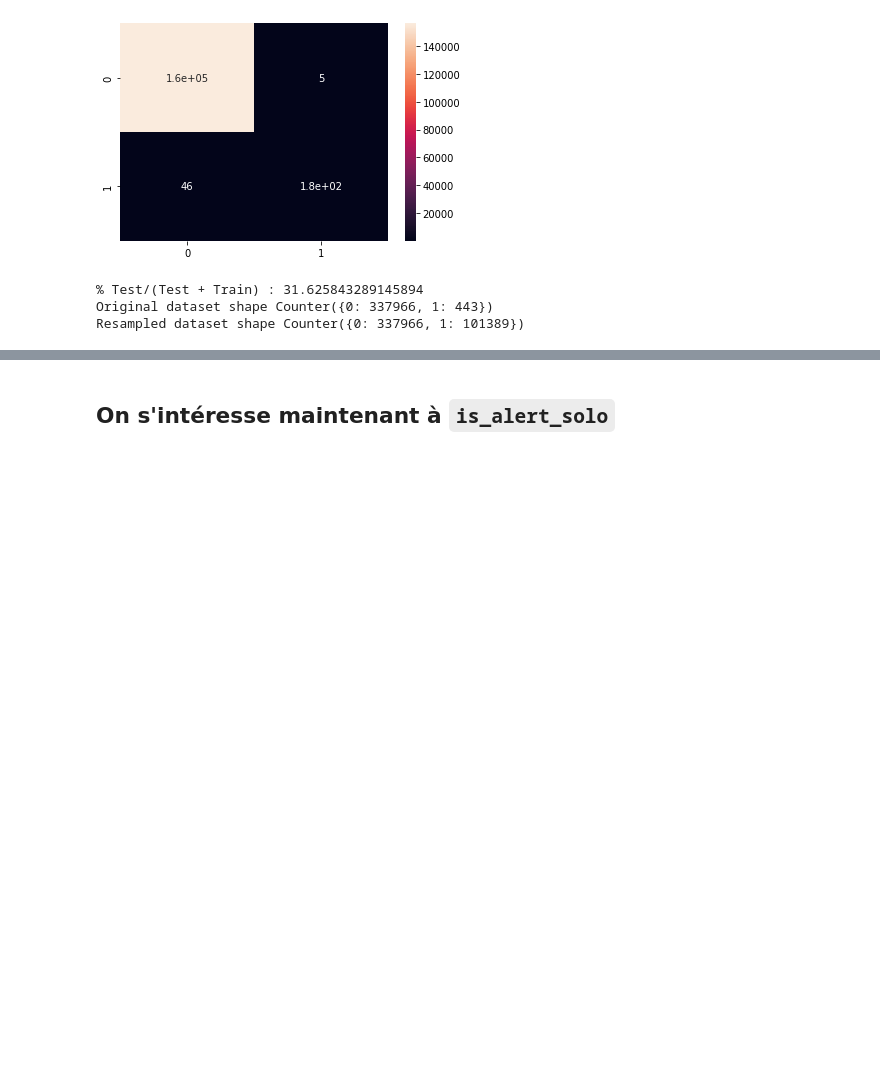
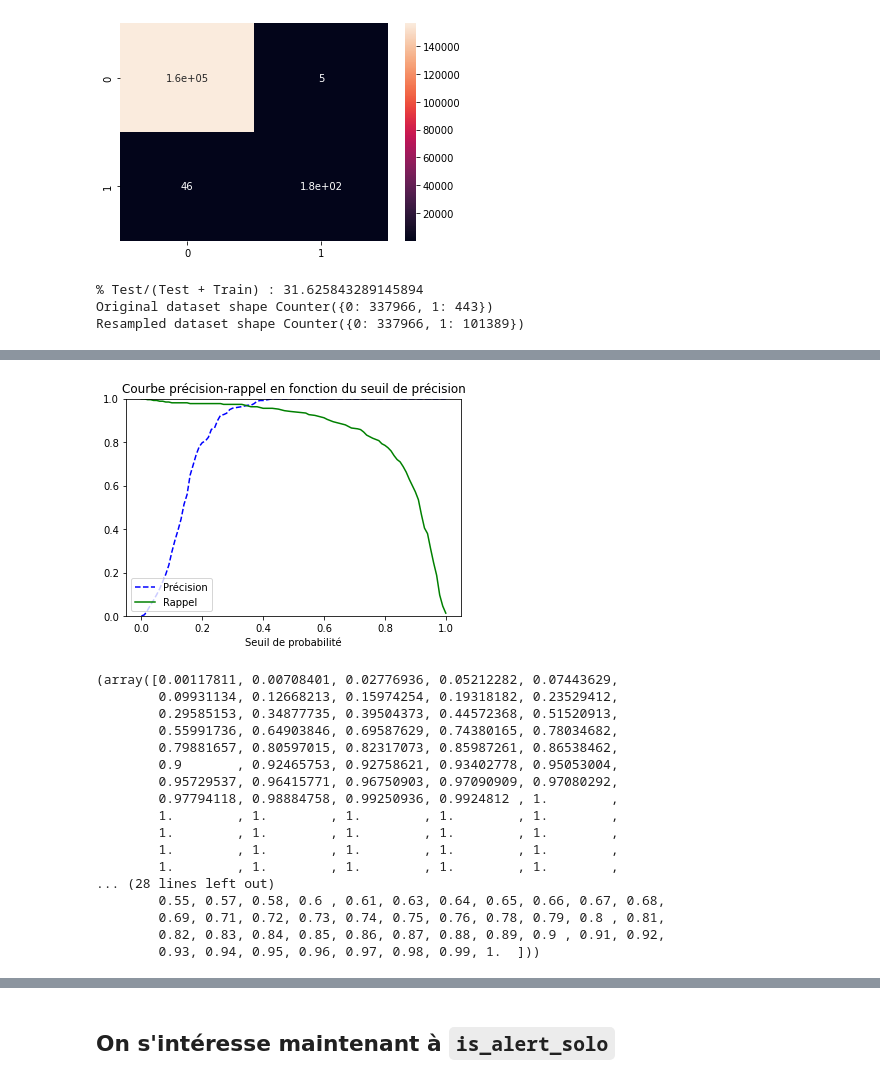
Before and after one commit to CorentinPernot/Statapp, a Jupyter notebook: Notebook/modé.ipynb, the cells around one changed output, grey strips where cells are left out. Drawn from its saved outputs; the diff is of its cells as text; code cells hidden in the pictures; blank space fills up the shorter version.

```diff
--- a/Notebook/modé.ipynb
+++ b/Notebook/modé.ipynb
@@ -1916,0 +2070,44 @@ show(ebm_local)
+# %%
+from sklearn.metrics import precision_recall_curve
+import matplotlib.pyplot as plt
+
+def plot_precision_recall_vs_threshold(X_train, X_test, y_train, y_test):
+    # Instanciation d'un modèle de forêt aléatoire
+    rf = RandomForestClassifier()
+    # Entraînement du modèle sur les données de formation
+    rf.fit(X_train, y_train)
+    # Prédiction des probabilités des classes sur les données de test
+    y_pred_prob = rf.predict_proba(X_test)[:,1]
+    # Calcul de la précision, du rappel et des seuils pour chaque valeur de seuil
+    precision, recall, thresholds = precision_recall_curve(y_test, y_pred_prob)
+    # Tracé de la courbe précision-rappel en fonction du seuil de précision
+    plt.plot(thresholds, precision[:-1], "b--", label="Précision")
+    plt.plot(thresholds, recall[:-1], "g-", label="Rappel")
+    plt.xlabel("Seuil de probabilité")
+    plt.legend(loc="lower left")
+    plt.ylim([0,1])
+    plt.title("Courbe précision-rappel en fonction du seuil de précision")
+    plt.show()
+    # Retourne les précisions, les rappels et les seuils associés
+    return precision, recall, thresholds
+# %%
+plot_precision_recall_vs_threshold(X_train, X_test, y_train, y_test)
+# %% [output]
+[figure, added]
+(array([0.00117811, 0.00708401, 0.02776936, 0.05212282, 0.07443629,
+        0.09931134, 0.12668213, 0.15974254, 0.19318182, 0.23529412,
+        0.29585153, 0.34877735, 0.39504373, 0.44572368, 0.51520913,
+        0.55991736, 0.64903846, 0.69587629, 0.74380165, 0.78034682,
+        0.79881657, 0.80597015, 0.82317073, 0.85987261, 0.86538462,
+        0.9       , 0.92465753, 0.92758621, 0.93402778, 0.95053004,
+        0.95729537, 0.96415771, 0.96750903, 0.97090909, 0.97080292,
+        0.97794118, 0.98884758, 0.99250936, 0.9924812 , 1.        ,
+        1.        , 1.        , 1.        , 1.        , 1.        ,
+        1.        , 1.        , 1.        , 1.        , 1.        ,
+        1.        , 1.        , 1.        , 1.        , 1.        ,
+        1.        , 1.        , 1.        , 1.        , 1.        ,
+... (28 lines left out)
+        0.55, 0.57, 0.58, 0.6 , 0.61, 0.63, 0.64, 0.65, 0.66, 0.67, 0.68,
+        0.69, 0.71, 0.72, 0.73, 0.74, 0.75, 0.76, 0.78, 0.79, 0.8 , 0.81,
+        0.82, 0.83, 0.84, 0.85, 0.86, 0.87, 0.88, 0.89, 0.9 , 0.91, 0.92,
+        0.93, 0.94, 0.95, 0.96, 0.97, 0.98, 0.99, 1.  ]))
```
Also changed, not shown: parts of 31 cells of this notebook.
